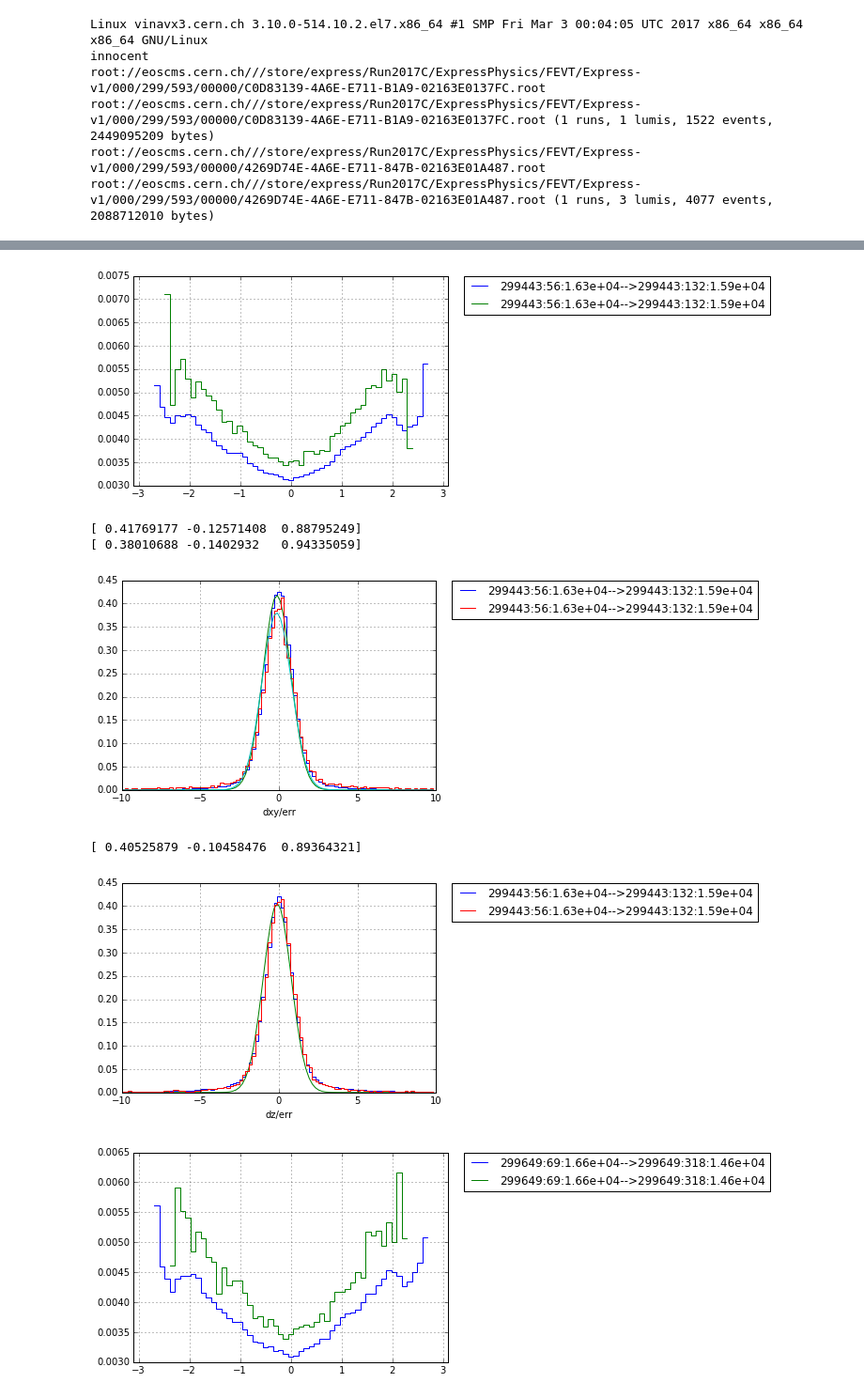
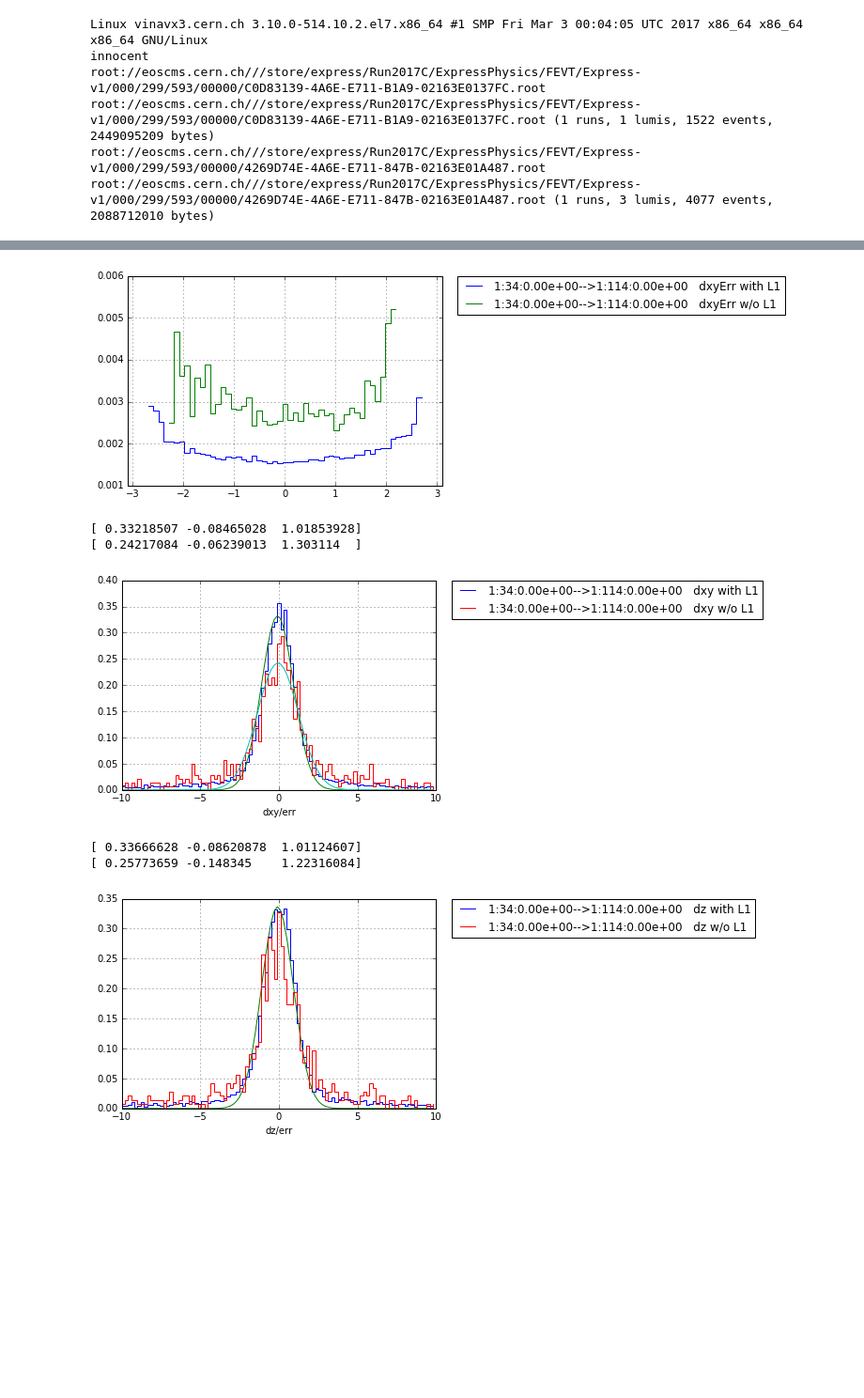
Before and after one commit to cms-tracking/POS2017, a Jupyter notebook: exercise2_TkHistos/effBPIX1.ipynb, the cells around one changed output, grey strips where cells are left out. Shown at 94% size. Cells and saved outputs as stored; diff of their text form; code cells hidden in the pictures; blank space fills up the shorter version.

```diff
--- a/exercise2_TkHistos/effBPIX1.ipynb
+++ b/exercise2_TkHistos/effBPIX1.ipynb
@@ -34,6 +32,13 @@ xrd = 'root://cms-xrd-global.cern.ch//'
 tier0 = 'root://cms-xrd-tzero.cern.ch//' # 'file:/eos/cms/tier0'
 tier2 = 'root://eoscms.cern.ch//' #'file:/eos/cms'
 myTracking = 'root://eoscms.cern.ch///store/group/phys_tracking/vincenzo/run2017/'
+
+def mc() :
+    files = [\
+    '/store/relval/CMSSW_9_3_0_pre2/RelValTTbar_13/GEN-SIM-RECO/PU25ns_92X_upgrade2017_realistic_v7-v1/00000/4C90EDAC-3169-E711-94DA-0CC47A7452D0.root',\
+            ]
+    return map(lambda x : xrd+x,files)
+
 
 def oldStuff() :
     files = [\
@@ -84,7 +89,8 @@ quality = "highPurity"
 def runid(event,lumi) :
     id = event.object().id()
     a=event.getByLabel('scalersRawToDigi', lumi)
-    return '{:d}:{:d}:{:.2e}'.format(int(id.run()),int(id.luminosityBlock()),lumi.product()[0].instantLumi())
+    return '{:d}:{:d}:{:.2e}'.format(int(id.run()),int(id.luminosityBlock()),\
+                                     lumi.product()[0].instantLumi() if not lumi.product().empty() else 0)
 def skip2Lumi(events,ls):
     for i in range(0,events.size()):
         a= events.to(i)
@@ -122,9 +128,9 @@ def loadTk(events,tracks,vertices, fe) :
                         pattern.getTrackerLayerCase(0,2,1), pattern.getTrackerLayerCase(1,2,1)])
 
     print len(tkParsA)
-    tkPars = np.array(zip(*tkParsA))
+    tkPars = np.array(zip(*tkParsA), dtype=np.float)
     print len(tkPars)
-    tkHits = np.array(zip(*tkHitsA))
+    tkHits = np.array(zip(*tkHitsA), np.int32)
     print len(tkHits)
     return tkPars,tkHits
 # %%
@@ -168,5 +167,5 @@ Event 0 299478:84:119847131
 # %%
-files = jetHT2017C() # express2017C() # myFiles() $oldStuff() #
+files = mc() # jetHT2017C() # express2017C() # myFiles() # oldStuff() #
 t = -time.time()
 ret = p.map(processIt,files)
 t +=time.time()
@@ -263,52 +252,54 @@ init  = [0.5, 0.0, 1.0] # , 0.5]
 # %%
 i=0
 for b in sipH:
-    plt.step(b[5],b[6],where='post',label=runid0[i])
-    plt.step(b[5],b[7],where='post',label=runid0[i])
+    plt.step(b[5],b[6],where='post',label=runid0[i]+'   dxyErr with L1')
+    plt.step(b[5],b[7],where='post',label=runid0[i]+'   dxyErr w/o L1')
     plt.xlim(-3.1, 3.1)
-#    plt.ylim(0.5, 1.1)
+    plt.ylim(0.001, 0.006)
     plt.grid(True)
     plt.legend(bbox_to_anchor=(1.05, 1), loc=2, borderaxespad=0.)
 #    plt.legend(loc='upper right')
     plt.show()
 
-    plt.step(b[0],b[1],where='post',label=runid0[i])
+    plt.step(b[0],b[1],where='post',label=runid0[i]+'   dxy with L1')
     out   = leastsq( errfunc, init, args=(b[0][30:70], b[1][30:70]))
     c = out[0]
     print c
     plt.plot(b[0], fitfunc(c, b[0]))
-    plt.step(b[0],b[3],where='post',label=runid0[i])
+    plt.step(b[0],b[3],where='post',label=runid0[i]+'   dxy w/o L1')
     out   = leastsq( errfunc, init, args=(b[0][30:70], b[3][30:70]))
     c = out[0]
     print c
     plt.plot(b[0], fitfunc(c, b[0]))
     plt.xlim(-10., 10.)
-    #plt.ylim(0.5, 1.1)
     plt.grid(True)
     plt.legend(bbox_to_anchor=(1.05, 1), loc=2, borderaxespad=0.)
 #    plt.legend(loc='upper right')
     plt.xlabel('dxy/err')
 #    i+=1
     plt.show()
-    plt.step(b[0],b[2],where='post',label=runid0[i])
+
+    plt.step(b[0],b[2],where='post',label=runid0[i]+'   dz with L1')
     out   = leastsq( errfunc, init, args=(b[0][30:70], b[2][30:70]))
     c = out[0]
     print c
     plt.plot(b[0], fitfunc(c, b[0]))
-    plt.step(b[0],b[4],where='post',label=runid0[i])
+    plt.step(b[0],b[4],where='post',label=runid0[i]+'   dz w/o L1')
+    out   = leastsq( errfunc, init, args=(b[0][30:70], b[4][30:70]))
+    c = out[0]
+    print c
     plt.xlim(-10., 10.)
-    #plt.ylim(0.5, 1.1)
     plt.grid(True)
     plt.legend(bbox_to_anchor=(1.05, 1), loc=2, borderaxespad=0.)
 #    plt.legend(loc='upper right')
     plt.xlabel('dz/err')
     i+=1
     plt.show()
 # %% [output]
-[figure, old version]
+[figure, new version]
-[ 0.41769177 -0.12571408  0.88795249]
-[ 0.38010688 -0.1402932   0.94335059]
+[ 0.33218507 -0.08465028  1.01853928]
+[ 0.24217084 -0.06239013  1.303114  ]
-[figure, old version]
+[figure, new version]
-[ 0.40525879 -0.10458476  0.89364321]
+[ 0.33666628 -0.08620878  1.01124607]
+[ 0.25773659 -0.148345    1.22316084]
-[figure, old version]
+[figure, new version]
-[figure, removed]
```
Also changed, not shown: parts of 8 cells of this notebook.
